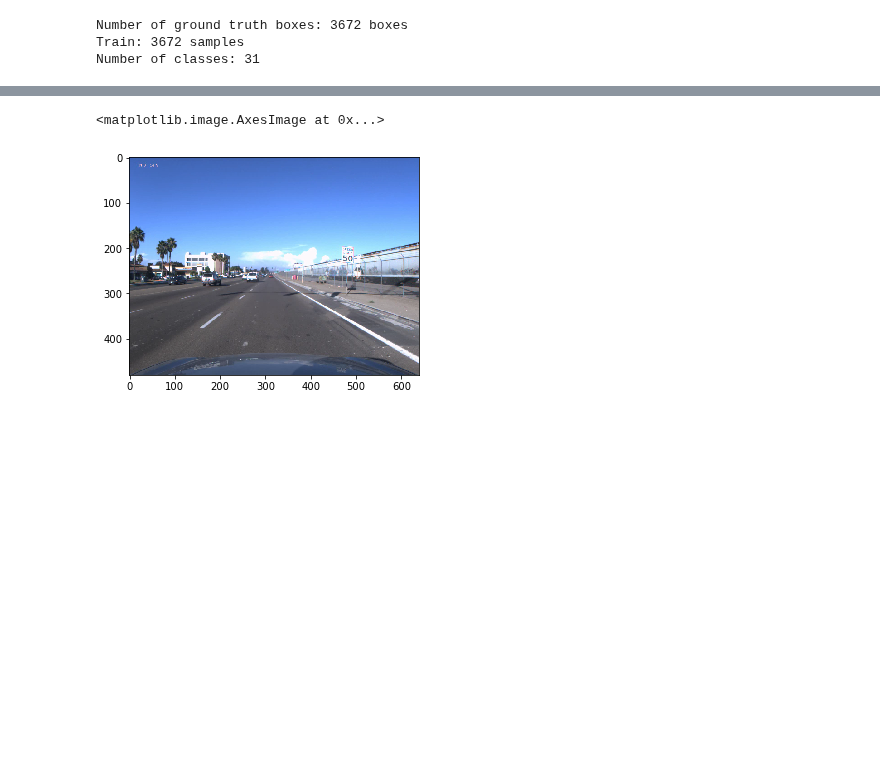
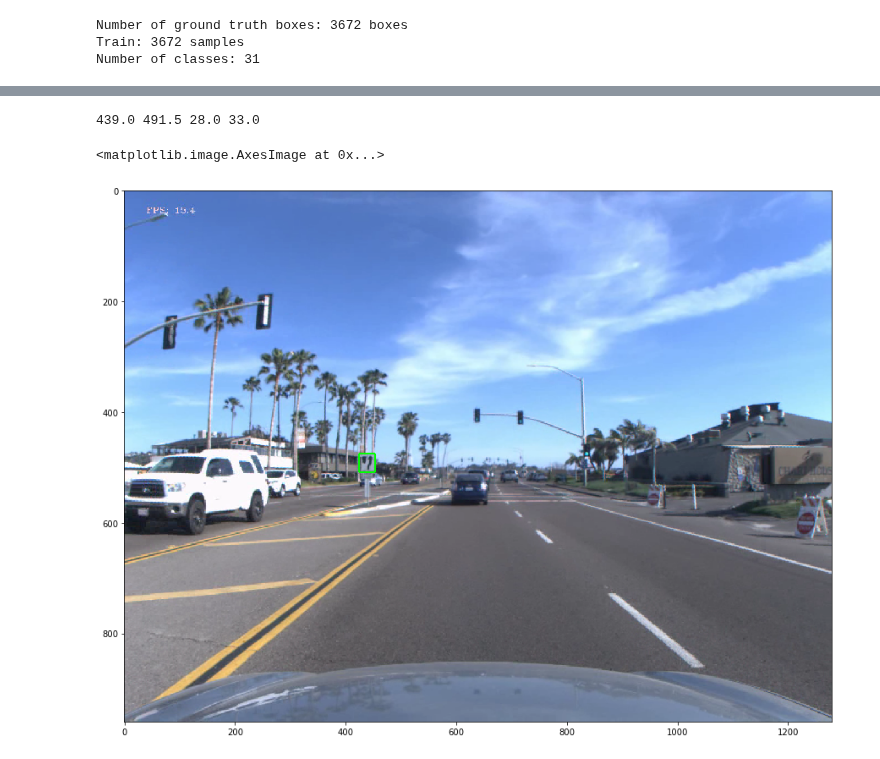
Before and after one commit to datlife/yolov2, a Jupyter notebook: Test_generator.ipynb, the cells around one changed output, grey strips where cells are left out. Saved outputs shown, nothing was run; the diff lists cells and outputs as text; code cells hidden in the pictures; blank space fills up the shorter version.

```diff
--- a/Test_generator.ipynb
+++ b/Test_generator.ipynb
@@ -58,10 +46,26 @@ List of labels : (4, 15, 20, 5, 36)
-# %%
-import matplotlib.pyplot as plt
-%matplotlib inline
-plt.imshow(images[0])
-# %% [output]
-<matplotlib.image.AxesImage at 0x...>
-[figure, removed]
+# %%
+from utils.image_handler import draw_boxes
+from utils.box import Box
+import matplotlib.pyplot as plt
+%matplotlib inline
+i = np.random.randint(0, 4)
+height, width, _ = images[i].shape
+
+tmp = labels[i][labels[i] > 0.]
+if len(tmp[0:4]) == 0 :
+    bbox = Box(0,0,0,0)
+else:
+    xc, yc, w ,h = tmp[tmp > 0][0:4]
+    bbox = Box(xc, yc, w ,h)
+    bbox.to_abs_size((width, height))
+    opencv_box = bbox.to_opencv_format()
+print(bbox)
+plt.figure(figsize=(15, 15))
+plt.imshow(draw_boxes(images[i], opencv_box, color=[0, 1, 0], thickness=2))
+# %% [output]
+439.0 491.5 28.0 33.0
+<matplotlib.image.AxesImage at 0x...>
+[figure, added]
 # %%
 import cv2
 img = images[0]
```
Also changed, not shown: parts of 6 cells of this notebook, 7 other files.
